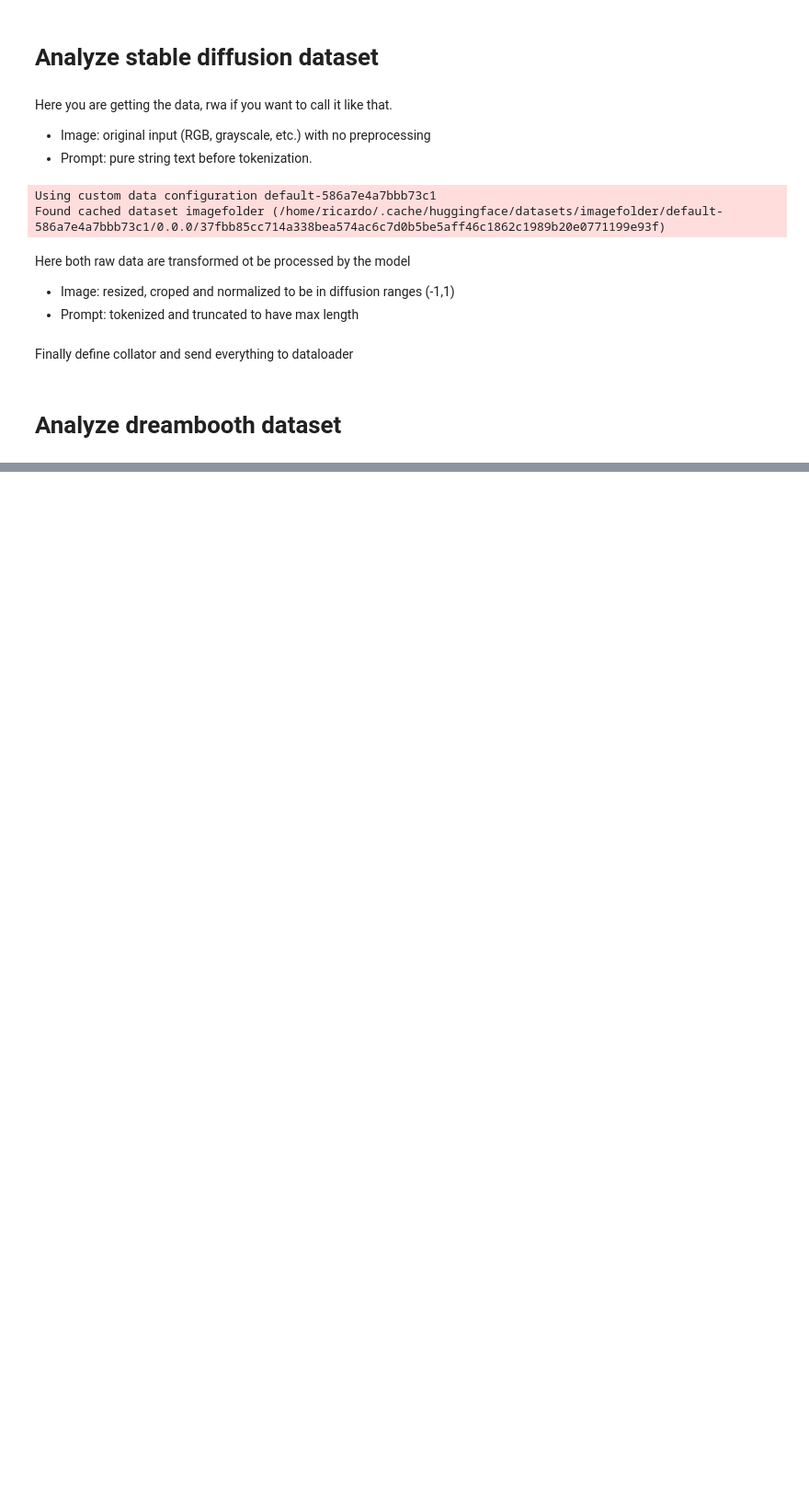
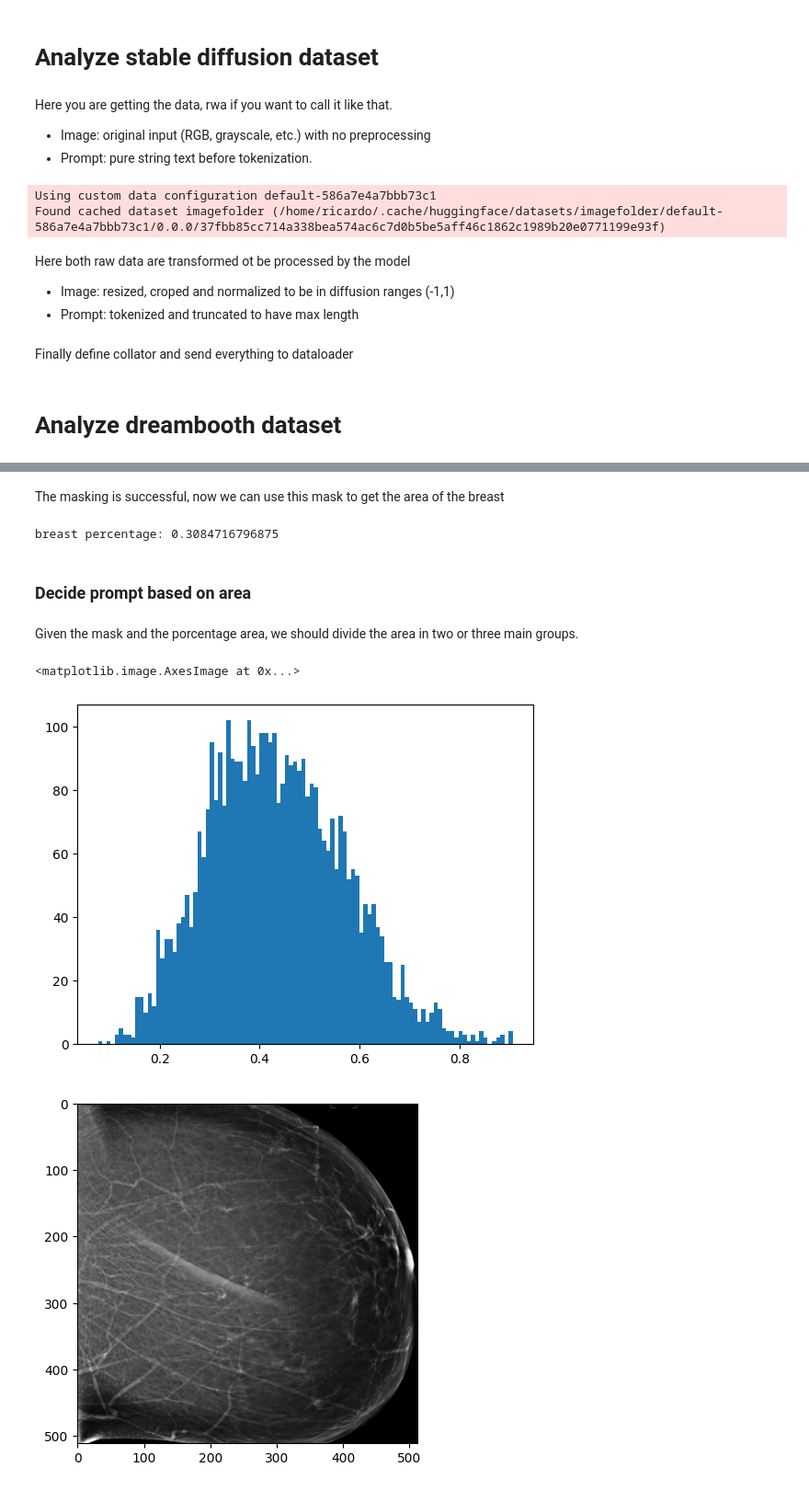
Before and after one commit to Likalto4/diffusion-models_master, a Jupyter notebook: dataset_analysis/prompt_generation/prompt_brainstorming.ipynb, the cells around one changed output, grey strips where cells are left out. Shown at 92% size. Cells and saved outputs as stored; diff of their text form; code cells hidden in the pictures; blank space fills up the shorter version.

```diff
--- a/dataset_analysis/prompt_generation/prompt_brainstorming.ipynb
+++ b/dataset_analysis/prompt_generation/prompt_brainstorming.ipynb
@@ -306,0 +356,37 @@ class DreamBoothDataset(Dataset):
+# %% [markdown]
+The masking is successful, now we can use this mask to get the area of the breast
+# %%
+# total area
+total_area = img.shape[0] * img.shape[1]
+# breast area
+breast_area = np.sum(mask)
+# breast percentage
+breast_percentage = breast_area / total_area
+print(f'breast percentage: {breast_percentage}')
+# %% [output]
+breast percentage: 0.3084716796875
+# %% [markdown]
+### Decide prompt based on area
+# %% [markdown]
+Given the mask and the porcentage area, we should divide the area in two or three main groups.
+# %%
+# Let's check the area distribution
+# read area csv
+area_pd = pd.read_csv(repo_path / 'data/metadata/area_breast10p_RGB.csv')
+area_pd
+# plot histogram
+plt.figure()
+plt.hist(area_pd['breast_percentage'], bins=100)
+
+# get smallest area id
+min_area_id = area_pd['breast_percentage'].idxmax()
+min_im = area_pd.iloc[min_area_id]
+# show image
+img_path = repo_path / 'data/images/breast10p_RGB' / f'{min_im["id"]}'
+img = cv.imread(str(img_path))[:,:,0]
+plt.figure()
+plt.imshow(img, cmap='gray')
+# %% [output]
+<matplotlib.image.AxesImage at 0x...>
+[figure, added]
+[figure, added]
```
Also changed, not shown: parts of 10 cells of this notebook, 1 other file.
